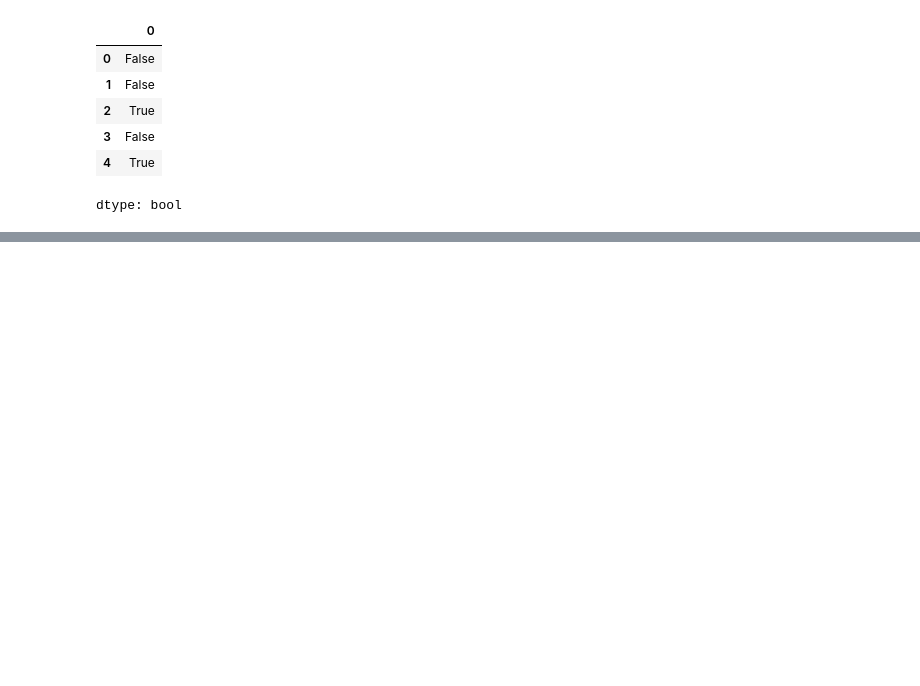
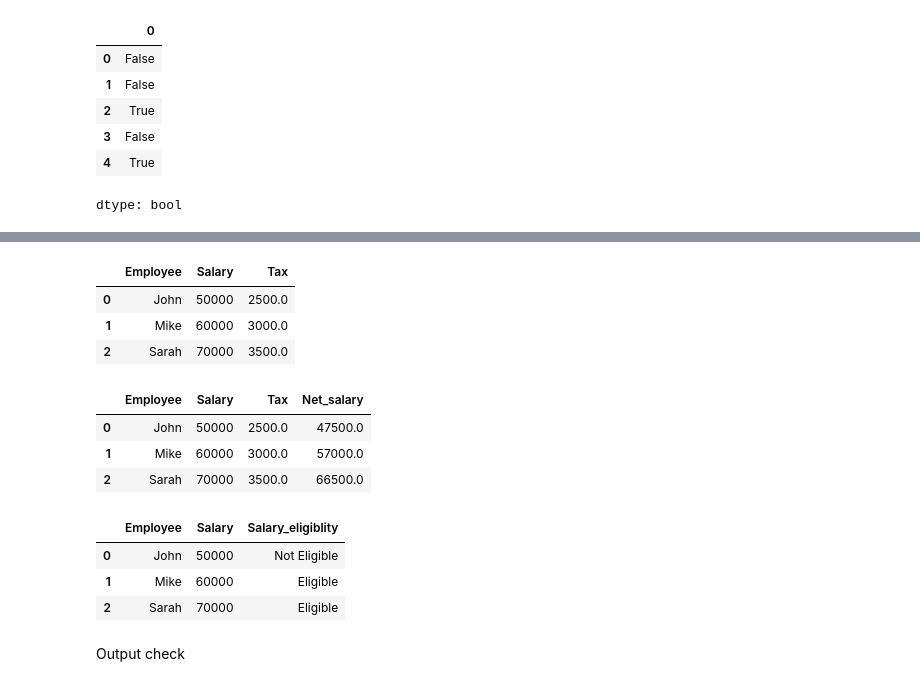
Before and after one commit to darshanshenoy06/Python_analyst, a Jupyter notebook: modules/Dummy.ipynb, the cells around one changed output, grey strips where cells are left out. Drawn from its saved outputs; the diff is of its cells as text; code cells hidden in the pictures; blank space fills up the shorter version.

```diff
--- a/modules/Dummy.ipynb
+++ b/modules/Dummy.ipynb
@@ -190,0 +252,21 @@ dtype: bool
+# %%
+df_columns = pd.DataFrame({
+    "Employee":["John","Mike","Sarah"],
+    "Salary":[50000,60000,70000]
+})
+# %%
+df_columns['Tax'] =  df_columns['Salary'] *(0.05)
+df_columns
+# %% [output]
+|  | Employee | Salary | Tax |
+| 0 | John | 50000 | 2500.0 |
+| 1 | Mike | 60000 | 3000.0 |
+| 2 | Sarah | 70000 | 3500.0 |
+# %%
+df_columns['Net_salary'] = df_columns['Salary'] - df_columns['Tax']
+df_columns
+# %% [output]
+|  | Employee | Salary | Tax | Net_salary |
+| 0 | John | 50000 | 2500.0 | 47500.0 |
+| 1 | Mike | 60000 | 3000.0 | 57000.0 |
+| 2 | Sarah | 70000 | 3500.0 | 66500.0 |
@@ -190,0 +284,9 @@ dtype: bool
+# %%
+salary_emp_details
+# %% [output]
+|  | Employee | Salary | Salary_eligiblity |
+| 0 | John | 50000 | Not Eligible |
+| 1 | Mike | 60000 | Eligible |
+| 2 | Sarah | 70000 | Eligible |
+# %% [markdown]
+Output check
```
Also changed, not shown: parts of 28 cells of this notebook.
